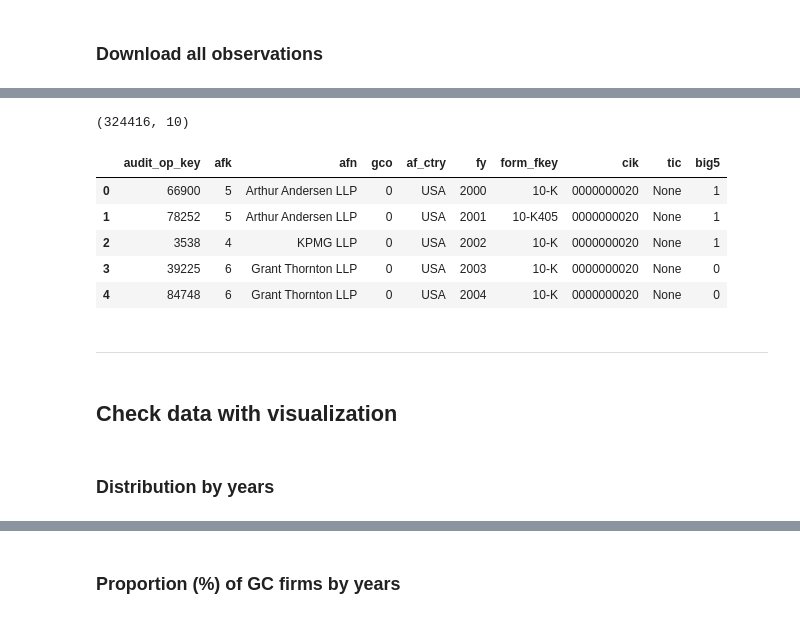
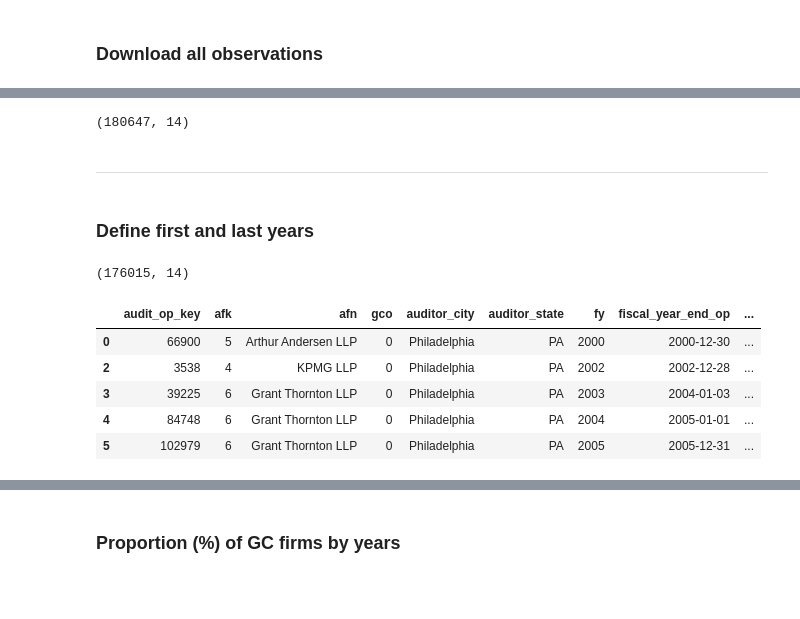
Before and after one commit to jaeyoonyu/jaeyoonyu.github.io, a Jupyter notebook: _code/wrds-download-AuditAnalytics-auditopin.ipynb, the cells around one changed output, grey strips where cells are left out. Drawn from its saved outputs; the diff is of its cells as text; code cells hidden in the pictures; blank space fills up the shorter version.

```diff
--- a/_code/wrds-download-AuditAnalytics-auditopin.ipynb
+++ b/_code/wrds-download-AuditAnalytics-auditopin.ipynb
@@ -101,2 +141,2 @@ df.rename(columns=
 # %%
-df[['audit_op_key', 'fy', 'gco','afk']]= df[['audit_op_key', 'fy', 'gco','afk']].astype('int')
+df[['audit_op_key', 'fy', 'gco','afk', 'big5']]= df[['audit_op_key', 'fy', 'gco','afk', 'big5']].astype('int')
@@ -117,0 +152,4 @@ df.groupby(['afn','afk']).count().sort_values('cik', ascending=False).head(10)
+# %%
+df=df[(df.af_ctry=='USA')].drop(columns=['af_ctry'])
+df['location']=df['auditor_state'] +',' + df['auditor_city']
+df.shape
@@ -118,20 +167,26 @@ df.groupby(['afn','afk']).count().sort_values('cik', ascending=False).head(10)
+# %%
+forms_to_keep=['10-K','10KSB', 'S-1']
+df=df[df.form_fkey.isin(forms_to_keep)]
+print(df.shape)
+# %% [output]
+(180647, 14)
+# %% [markdown]
+----------
+# %% [markdown]
+### Define first and last years
+# %%
+first_year=2000
+last_year= df.fy.values.max() - 1
 # %%
-df=df[df.fy>=2000]
-df=df[df.fy<=2020]
-df['big5']= (df['afk']<= 5).astype(int)
+df=df[df.fy>=first_year]
+df=df[df.fy<=last_year]
 print(df.shape)
 df.head()
 # %% [output]
-(324416, 10)
+(176015, 14)
-|  | audit_op_key | afk | afn | gco | af_ctry | fy | form_fkey | cik | tic | big5 |
-| 0 | 66900 | 5 | Arthur Andersen LLP | 0 | USA | 2000 | 10-K | 0000000020 | None | 1 |
-| 1 | 78252 | 5 | Arthur Andersen LLP | 0 | USA | 2001 | 10-K405 | 0000000020 | None | 1 |
-| 2 | 3538 | 4 | KPMG LLP | 0 | USA | 2002 | 10-K | 0000000020 | None | 1 |
-| 3 | 39225 | 6 | Grant Thornton LLP | 0 | USA | 2003 | 10-K | 0000000020 | None | 0 |
-| 4 | 84748 | 6 | Grant Thornton LLP | 0 | USA | 2004 | 10-K | 0000000020 | None | 0 |
+|  | audit_op_key | afk | afn | gco | auditor_city | auditor_state | fy | fiscal_year_end_op | ... |
+| 0 | 66900 | 5 | Arthur Andersen LLP | 0 | Philadelphia | PA | 2000 | 2000-12-30 | ... |
+| 2 | 3538 | 4 | KPMG LLP | 0 | Philadelphia | PA | 2002 | 2002-12-28 | ... |
+| 3 | 39225 | 6 | Grant Thornton LLP | 0 | Philadelphia | PA | 2003 | 2004-01-03 | ... |
+| 4 | 84748 | 6 | Grant Thornton LLP | 0 | Philadelphia | PA | 2004 | 2005-01-01 | ... |
+| 5 | 102979 | 6 | Grant Thornton LLP | 0 | Philadelphia | PA | 2005 | 2005-12-31 | ... |
-# %% [markdown]
----------------------
-# %% [markdown]
-## Check data with visualization
-# %% [markdown]
-### Distribution by years
```
Also changed, not shown: parts of 42 cells of this notebook.
